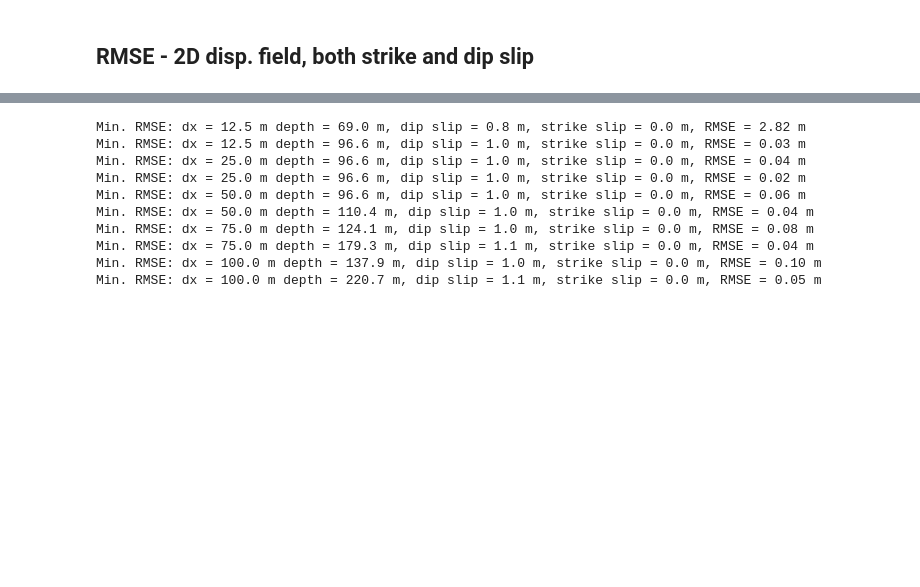
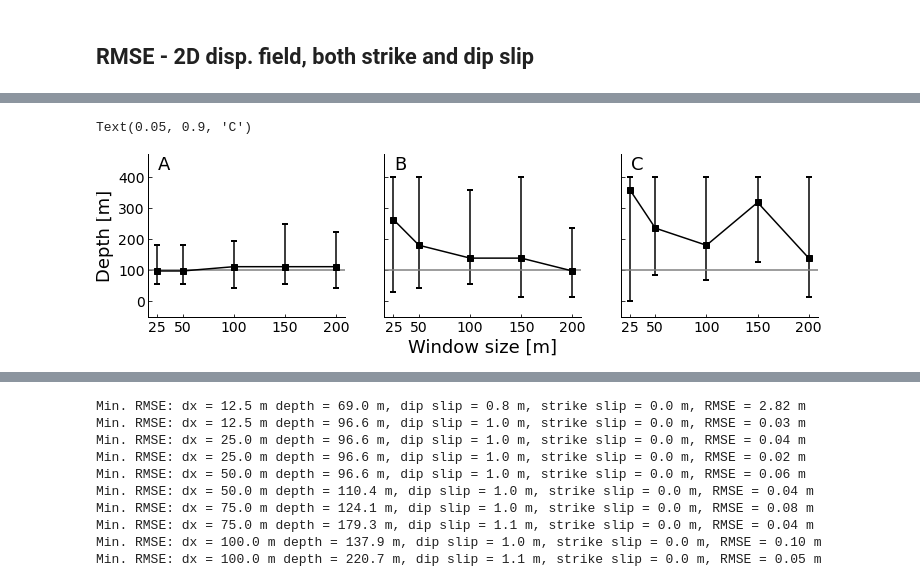
Before and after one commit to stgl/PointCloudDislocation, a Jupyter notebook: model-fitting.ipynb, the cells around one changed output, grey strips where cells are left out. Cells and saved outputs as stored; diff of their text form; code cells hidden in the pictures; blank space fills up the shorter version.

```diff
--- a/model-fitting.ipynb
+++ b/model-fitting.ipynb
@@ -525,6 +531,7 @@ def plot_rmse_2param_dipslip_sameday(dx=50, num=100, max_depth=500, max_slip=5,
     filename = f'results/sfm/dip_slip/HSLSurvey101319_utm_s310.00_d90.00_dep100.00_ss0.00_ds1.00_ICP_w{dx:.2f}_str{dx / 2:.2f}.pkl'
     x, y, ux, uy, uobs, residual, mask = load_and_mask_results(filename, iterations=2)
     x, y = np.meshgrid(x, y)
+    uobs = apply_water_mask(uobs, dx=dx)
 
     depths = np.linspace(0, max_depth, num=num) + 0.01
     slips = np.linspace(0, max_slip, num=num) + 0.01
@@ -569,6 +576,7 @@ def plot_rmse_2param_dipslip(dx=50, num=100, max_depth=500, max_slip=5, ax=None,
     filename = f'results/sfm/dip_slip/HSLSurvey101419_utm_s310.00_d90.00_dep100.00_ss0.00_ds1.00_ICP_w{dx:.2f}_str{dx / 2:.2f}.pkl'
     x, y, ux, uy, uobs, residual, mask = load_and_mask_results(filename, iterations=2)
     x, y = np.meshgrid(x, y)
+    uobs = apply_water_mask(uobs, dx=dx)
 
     depths = np.linspace(0, max_depth, num=num) + 0.01
     slips = np.linspace(0, max_slip, num=num) + 0.01
@@ -613,6 +621,7 @@ def plot_rmse_2param_dipslip_filt(dx=50, num=100, max_depth=500, max_slip=5, ax=
     filename = f'results/sfm/dip_slip/HSLSurvey101419_utm_thin5_mccrgbground_s310.00_d90.00_dep100.00_ss0.00_ds1.00_ICP_w{dx:.2f}_str{dx / 2:.2f}.pkl'
     x, y, ux, uy, uobs, residual, mask = load_and_mask_results(filename, iterations=2)
     x, y = np.meshgrid(x, y)
+    uobs = apply_water_mask(uobs, dx=dx)
 
     depths = np.linspace(0, max_depth, num=num) + 0.01
     slips = np.linspace(0, max_slip, num=num) + 0.01
@@ -888,12 +950,12 @@ def find_rmse_interval(rmses, delta=0.25):
     idx = np.where(np.abs(rmses - rmse_min) < delta)
     return idx
 # %%
-def get_rmse_bounds(rmses, arr, dim=0):
+def get_rmse_bounds(rmses, arr, dim=0, delta=0.25):
     m = []
     u = []
     l = []
     for i, r in enumerate(rmses):
-        idx = find_rmse_interval(r)
+        idx = find_rmse_interval(r, delta=delta)
         i = idx[dim]
         min_val = arr[np.where(r == np.nanmin(r))[dim]][0]
         upper = max(arr[i]) - min_val
@@ -975,15 +1051,25 @@ plt.savefig(f'/media/rmsare/data/fig/hsl_icp/Figure_RelRMSE_SFM_DS.png', dpi=300
 # %%
 fig, ax = plt.subplots(1, 3, figsize=(12, 3), sharex=True, sharey=True)
 m1, u1, l1 = get_rmse_bounds(rmses_ds_base, depths)
 ax[0].errorbar(windows, m1, yerr=[l1, u1], marker='s', color='k', ls='-', capsize=3, capthick=2, label='SFM (Same day)')
 m2, u2, l2 = get_rmse_bounds(rmses_ds, depths)
 ax[1].errorbar(windows, m2, yerr=[l2, u2], marker='s', color='k', ls='-', capsize=3, capthick=2, label='SFM (All points)')
 m3, u3, l3 = get_rmse_bounds(rmses_dsf, depths)
 ax[2].errorbar(windows, m3, yerr=[l3, u3], marker='s', color='k', ls='-', capsize=3, capthick=2, label='SFM (Ground only)')
+
+for axis in ax:
+    xlim = axis.set_xlim()
+    axis.hlines([100], xlim[0], xlim[1], linestyles='-', colors='gray')
+
 ax[0].set_xticks(windows)
-ax[0].set_ylim([-200, 1000])
+ax[0].set_ylim([-50, 475])
+ax[0].set_yticks([0, 100, 200, 300, 400])
+
 ax[1].set_xlabel('Window size [m]')
 ax[0].set_ylabel('Depth [m]')
 ax[0].text(0.05, 0.9, 'A', transform=ax[0].transAxes, fontsize=18)
 ax[1].text(0.05, 0.9, 'B', transform=ax[1].transAxes, fontsize=18)
 ax[2].text(0.05, 0.9, 'C', transform=ax[2].transAxes, fontsize=18)
+# %% [output]
+Text(0.05, 0.9, 'C')
+[figure, added]
```
Also changed, not shown: parts of 43 cells of this notebook, 1 other file.
